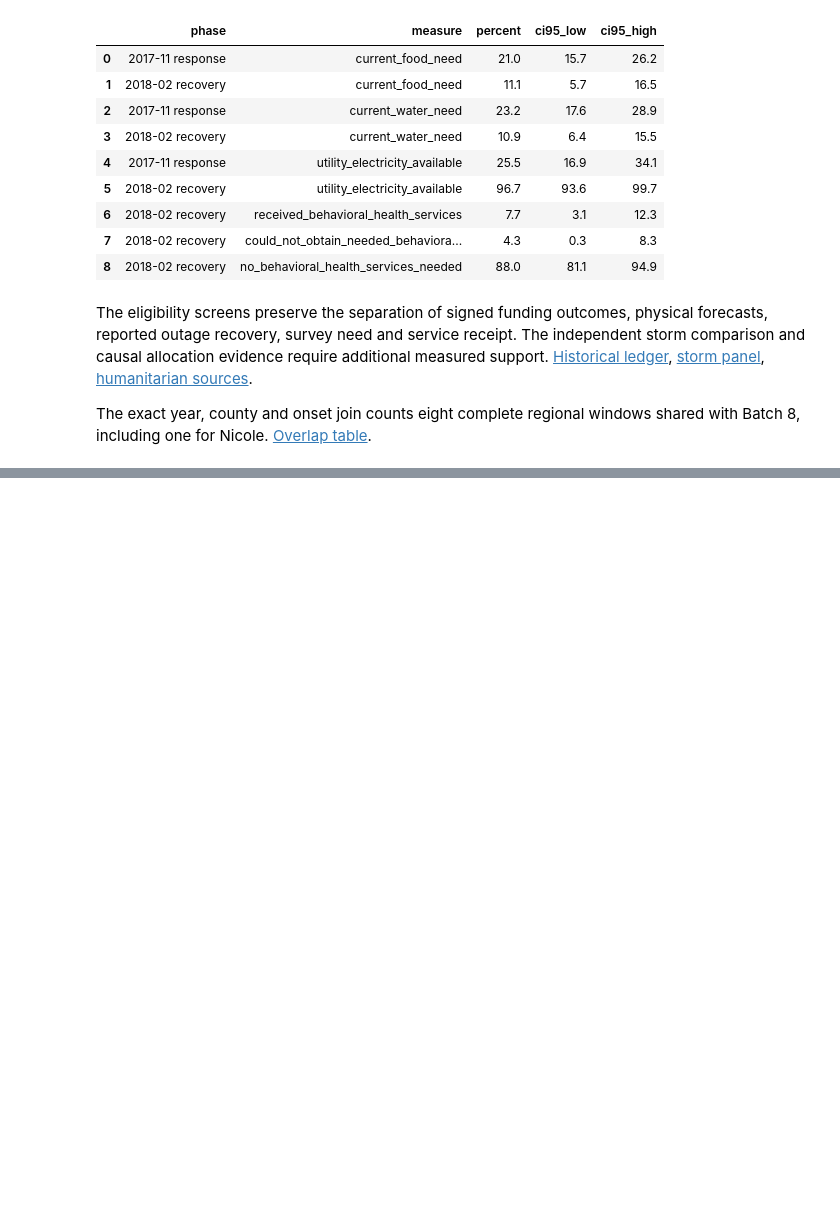
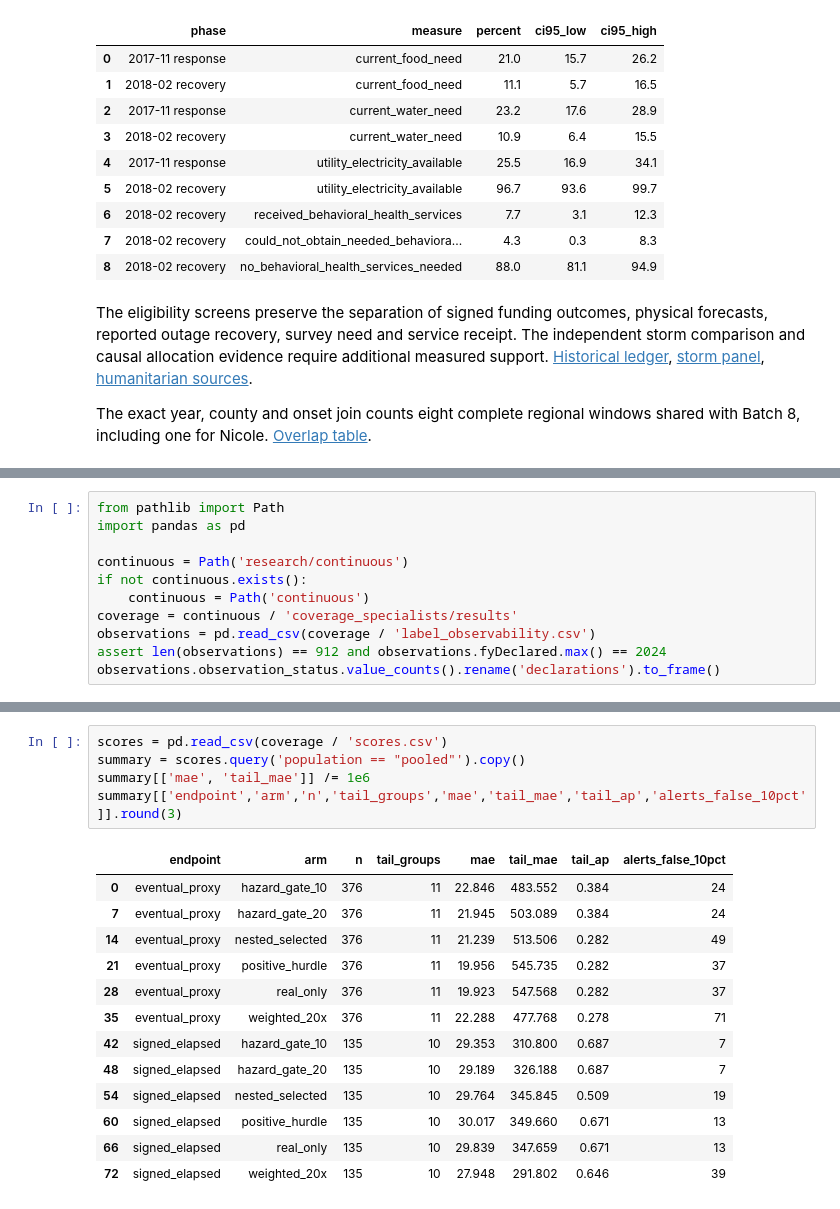
Before and after one commit to leonmarienga/ML-thesis, a Jupyter notebook: research/THESIS_REPRODUCTION.ipynb, the cells around one changed output, grey strips where cells are left out. Cells and saved outputs as stored; diff of their text form; blank space fills up the shorter version.

Commit message:
Evaluate coverage-aware tail specialists and survey-informed service decisions

```diff
--- a/research/THESIS_REPRODUCTION.ipynb
+++ b/research/THESIS_REPRODUCTION.ipynb
@@ -895,0 +900,11 @@ The exact year, county and onset join counts eight complete regional windows sha
+# %%
+from pathlib import Path
+import pandas as pd
+
+continuous = Path('research/continuous')
+if not continuous.exists():
+    continuous = Path('continuous')
+coverage = continuous / 'coverage_specialists/results'
+observations = pd.read_csv(coverage / 'label_observability.csv')
+assert len(observations) == 912 and observations.fyDeclared.max() == 2024
+observations.observation_status.value_counts().rename('declarations').to_frame()
@@ -895,0 +920,19 @@ The exact year, county and onset join counts eight complete regional windows sha
+# %%
+scores = pd.read_csv(coverage / 'scores.csv')
+summary = scores.query('population == "pooled"').copy()
+summary[['mae', 'tail_mae']] /= 1e6
+summary[['endpoint','arm','n','tail_groups','mae','tail_mae','tail_ap','alerts_false_10pct']].round(3)
+# %% [output]
+|  | endpoint | arm | n | tail_groups | mae | tail_mae | tail_ap | alerts_false_10pct |
+| 0 | eventual_proxy | hazard_gate_10 | 376 | 11 | 22.846 | 483.552 | 0.384 | 24 |
+| 7 | eventual_proxy | hazard_gate_20 | 376 | 11 | 21.945 | 503.089 | 0.384 | 24 |
+| 14 | eventual_proxy | nested_selected | 376 | 11 | 21.239 | 513.506 | 0.282 | 49 |
+| 21 | eventual_proxy | positive_hurdle | 376 | 11 | 19.956 | 545.735 | 0.282 | 37 |
+| 28 | eventual_proxy | real_only | 376 | 11 | 19.923 | 547.568 | 0.282 | 37 |
+| 35 | eventual_proxy | weighted_20x | 376 | 11 | 22.288 | 477.768 | 0.278 | 71 |
+| 42 | signed_elapsed | hazard_gate_10 | 135 | 10 | 29.353 | 310.800 | 0.687 | 7 |
+| 48 | signed_elapsed | hazard_gate_20 | 135 | 10 | 29.189 | 326.188 | 0.687 | 7 |
+| 54 | signed_elapsed | nested_selected | 135 | 10 | 29.764 | 345.845 | 0.509 | 19 |
+| 60 | signed_elapsed | positive_hurdle | 135 | 10 | 30.017 | 349.660 | 0.671 | 13 |
+| 66 | signed_elapsed | real_only | 135 | 10 | 29.839 | 347.659 | 0.671 | 13 |
+| 72 | signed_elapsed | weighted_20x | 135 | 10 | 27.948 | 291.802 | 0.646 | 39 |
```
Also changed, not shown: parts of 5 cells of this notebook, 33 other files.
